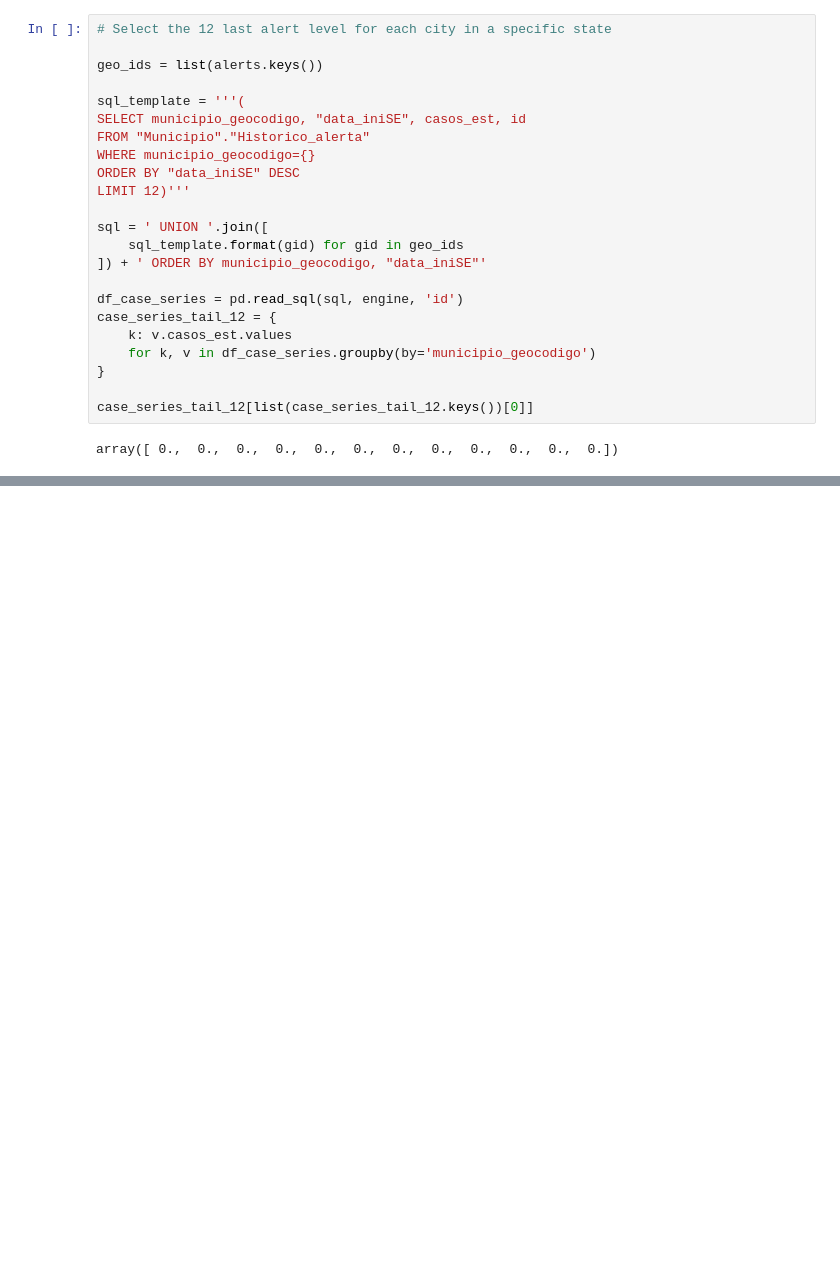
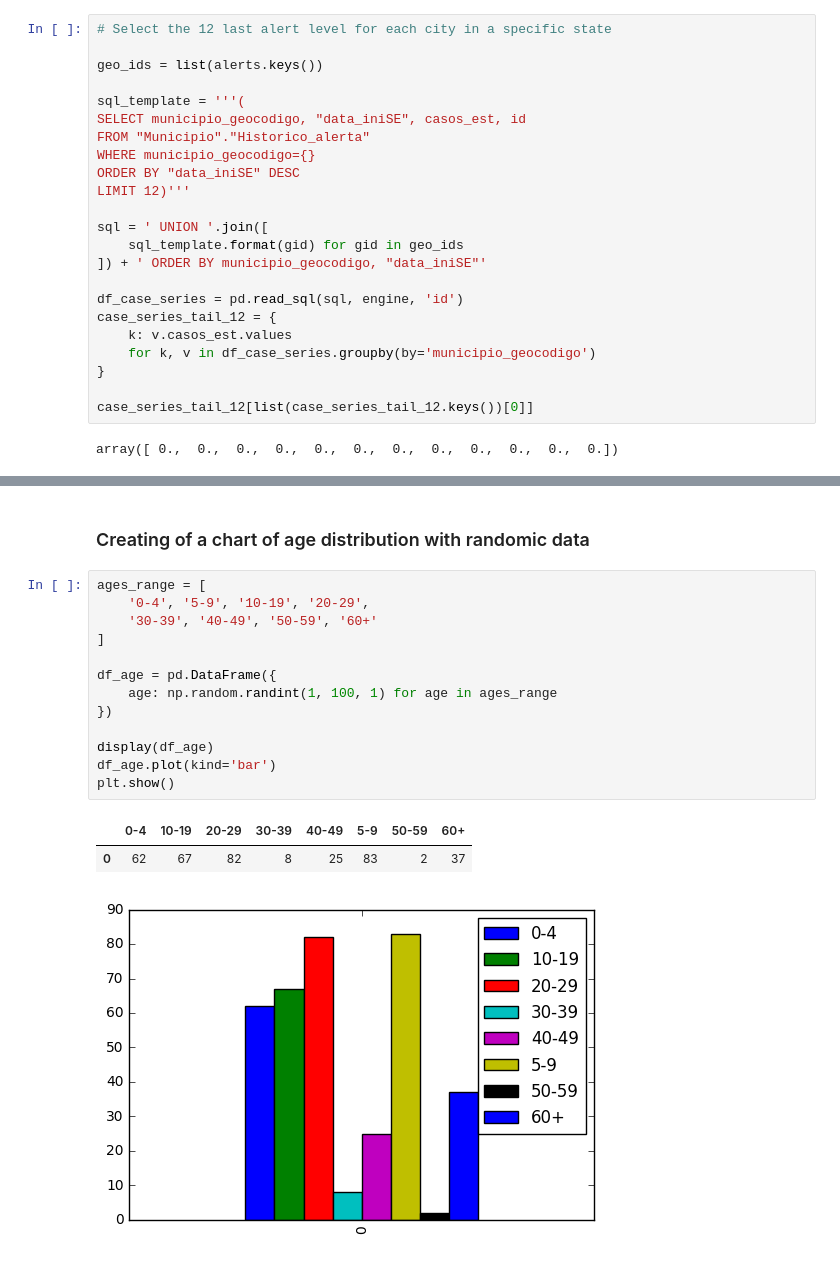
Before and after one commit to AlertaDengue/AlertaDengue, a Jupyter notebook: notebooks/Essay.ipynb, the cells around one changed output, grey strips where cells are left out. Cells and saved outputs as stored; diff of their text form; blank space fills up the shorter version.

```diff
--- a/notebooks/Essay.ipynb
+++ b/notebooks/Essay.ipynb
@@ -348,0 +381,19 @@ array([ 0.,  0.,  0.,  0.,  0.,  0.,  0.,  0.,  0.,  0.,  0.,  0.])
+# %% [markdown]
+### Creating of a chart of age distribution with randomic data
+# %%
+ages_range = [
+    '0-4', '5-9', '10-19', '20-29',
+    '30-39', '40-49', '50-59', '60+'
+]
+
+df_age = pd.DataFrame({
+    age: np.random.randint(1, 100, 1) for age in ages_range
+})
+
+display(df_age)
+df_age.plot(kind='bar')
+plt.show()
+# %% [output]
+|  | 0-4 | 10-19 | 20-29 | 30-39 | 40-49 | 5-9 | 50-59 | 60+ |
+| 0 | 62 | 67 | 82 | 8 | 25 | 83 | 2 | 37 |
+[figure, added]
```
Also changed, not shown: parts of 11 cells of this notebook, 6 other files.
